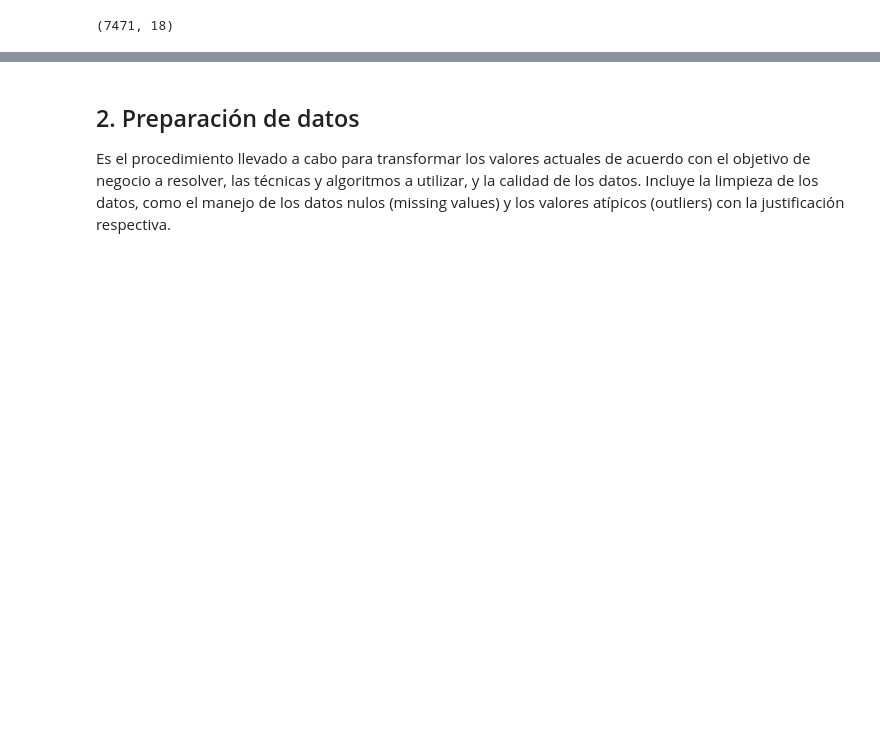
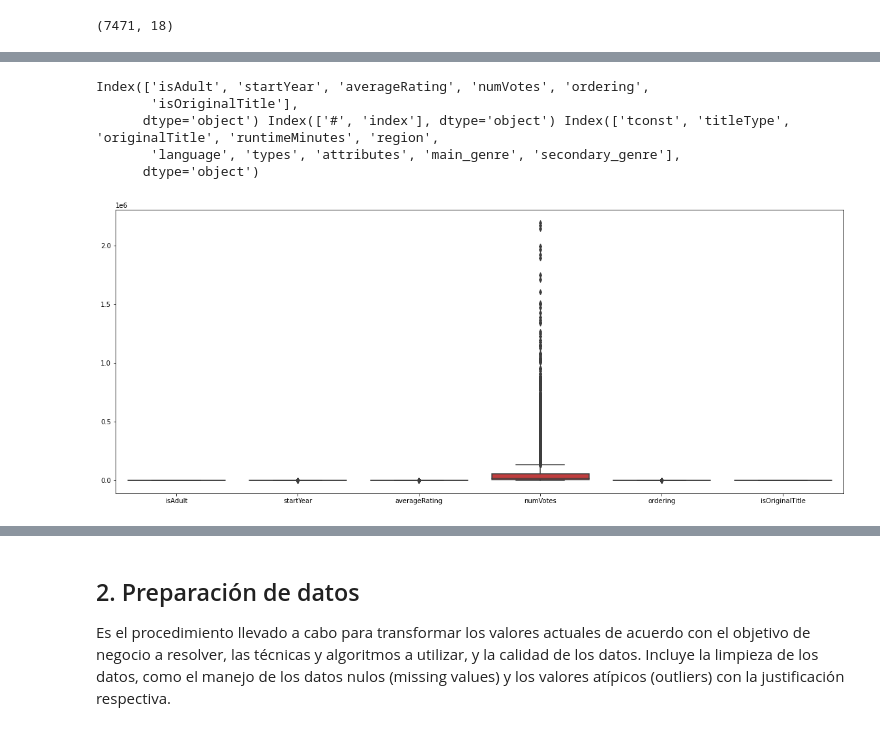
Before and after one commit to montejs3/Bi, a Jupyter notebook: LabBi/lab.ipynb, the cells around one changed output, grey strips where cells are left out. Saved outputs shown, nothing was run; the diff lists cells and outputs as text; code cells hidden in the pictures; blank space fills up the shorter version.

```diff
--- a/LabBi/lab.ipynb
+++ b/LabBi/lab.ipynb
@@ -26,0 +68,15 @@ df.sample(5)
+# %%
+cols_float = df.select_dtypes(include = ['float']).columns
+cols_int = df.select_dtypes(include = ['int64']).columns
+print(cols_float, cols_int)
+# %% [output]
+Index(['isAdult', 'startYear', 'averageRating', 'numVotes', 'ordering',
+       'isOriginalTitle'],
+      dtype='object') Index(['#', 'index'], dtype='object') Index(['tconst', 'titleType', 'originalTitle', 'runtimeMinutes', 'region',
+       'language', 'types', 'attributes', 'main_genre', 'secondary_genre'],
+      dtype='object')
+# %%
+fig=plt.figure(figsize=(20,8))
+ax = sns.boxplot(data=df[cols_float], orient="v")
+# %% [output]
+[figure, added]
```
Also changed, not shown: parts of 13 cells of this notebook.
